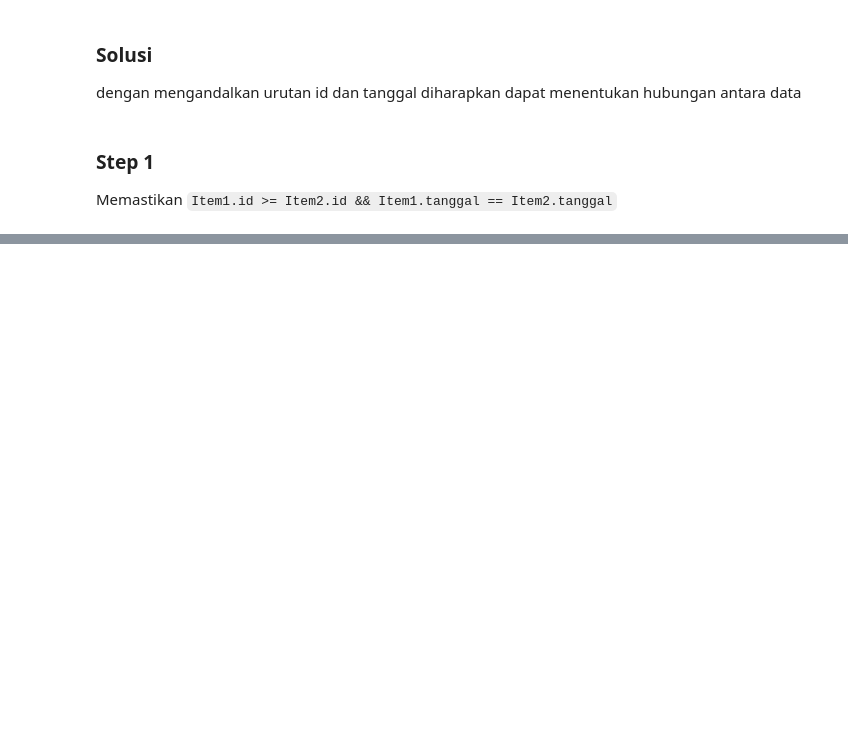
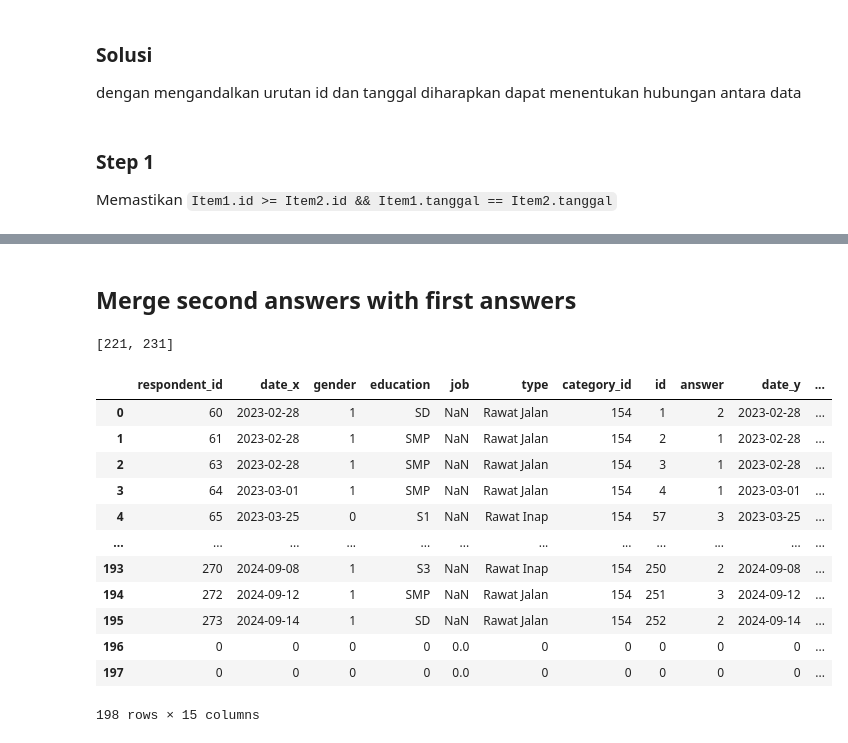
Before and after one commit to agriedd/python-data-related-fix, a Jupyter notebook: main.ipynb, the cells around one changed output, grey strips where cells are left out. Drawn from its saved outputs; the diff is of its cells as text; code cells hidden in the pictures; blank space fills up the shorter version.

```diff
--- a/main.ipynb
+++ b/main.ipynb
@@ -35,0 +54,9 @@ respondents
+# %%
+# merge respondent with first answers
+respondents_with_first_answers = pd.merge(left=respondents, right=first_answers, on='respondent_id', how='inner')
+respondents_with_first_answers
+respondents_with_first_answers.to_csv("output/respondents_with_first_answers.csv")
+
+# check if there is duplicate on respondent_id column
+is_respondents_with_first_answers_has_duplicate = not respondents_with_first_answers['respondent_id'].is_unique
+is_respondents_with_first_answers_has_duplicate
@@ -35,0 +67,19 @@ respondents
+# %%
+
+if is_respondents_with_first_answers_has_duplicate:
+	cols = ["respondent_id"]
+	respondents_with_first_answers_not_duplicate = []
+	scanned_id_dict = dict()
+	for index, row in respondents_with_first_answers.iterrows():
+		if row['respondent_id'] not in scanned_id_dict:
+			scanned_id_dict[row['respondent_id']] = 1
+			respondents_with_first_answers_not_duplicate.append(row.to_list())
+	respondents_with_first_answers_not_duplicate = pd.DataFrame(respondents_with_first_answers_not_duplicate, columns=respondents_with_first_answers.columns)
+else:
+	respondents_with_first_answers_not_duplicate = respondents_with_first_answers
+respondents_with_first_answers_not_duplicate.reset_index(drop=True)
+respondents_with_first_answers_not_duplicate.to_csv("output/respondents_with_first_answers_not_duplicate.csv")
+first_answers = respondents_with_first_answers_not_duplicate
+# %%
+second_answers = pd.read_csv("assets/jawaban_user_2.csv")
+second_answers
@@ -35,0 +100,2 @@ respondents
+# %% [markdown]
+## Merge second answers with first answers
@@ -35,0 +186,32 @@ respondents
+# %%
+
+merge_result_df = merge_two_df(first=first_answers, second=second_answers, firstId="id", secondId="id_2", secondDate="date_2", firstDate="date_y")
+
+# merge_result_df
+relationship_all_pd = pd.DataFrame.from_dict(merge_result_df['relationship_all'], orient='index', columns=['answer_2_id'])
+relationship_all_pd = relationship_all_pd.reset_index(names="answer_1_id")
+relationship_all_pd.to_csv("output/relationship_1_2.csv")
+
+relationship_pd = pd.DataFrame.from_dict(merge_result_df['relationship'], orient='index', columns=['answer_2_id'])
+relationship_pd = relationship_pd.reset_index(names="answer_1_id")
+relationship_pd.to_csv("output/relationship_1_2_clean.csv")
+
+print(merge_result_df['relationship_doesnt_belongs_to'])
+merged_answers = get_result_merge(first=first_answers, result_df=merge_result_df, firstId="id", secondId="id_2", second=second_answers)
+merged_answers.to_csv("output/merged_answers_2.csv")
+merged_answers
+# %% [output]
+[221, 231]
+|  | respondent_id | date_x | gender | education | job | type | category_id | id | answer | date_y | ... |
+| 0 | 60 | 2023-02-28 | 1 | SD | NaN | Rawat Jalan | 154 | 1 | 2 | 2023-02-28 | ... |
+| 1 | 61 | 2023-02-28 | 1 | SMP | NaN | Rawat Jalan | 154 | 2 | 1 | 2023-02-28 | ... |
+| 2 | 63 | 2023-02-28 | 1 | SMP | NaN | Rawat Jalan | 154 | 3 | 1 | 2023-02-28 | ... |
+| 3 | 64 | 2023-03-01 | 1 | SMP | NaN | Rawat Jalan | 154 | 4 | 1 | 2023-03-01 | ... |
+| 4 | 65 | 2023-03-25 | 0 | S1 | NaN | Rawat Inap | 154 | 57 | 3 | 2023-03-25 | ... |
+| ... | ... | ... | ... | ... | ... | ... | ... | ... | ... | ... | ... |
+| 193 | 270 | 2024-09-08 | 1 | S3 | NaN | Rawat Inap | 154 | 250 | 2 | 2024-09-08 | ... |
+| 194 | 272 | 2024-09-12 | 1 | SMP | NaN | Rawat Jalan | 154 | 251 | 3 | 2024-09-12 | ... |
+| 195 | 273 | 2024-09-14 | 1 | SD | NaN | Rawat Jalan | 154 | 252 | 2 | 2024-09-14 | ... |
+| 196 | 0 | 0 | 0 | 0 | 0.0 | 0 | 0 | 0 | 0 | 0 | ... |
+| 197 | 0 | 0 | 0 | 0 | 0.0 | 0 | 0 | 0 | 0 | 0 | ... |
+198 rows × 15 columns
```
Also changed, not shown: parts of 14 cells of this notebook, 13 other files.
